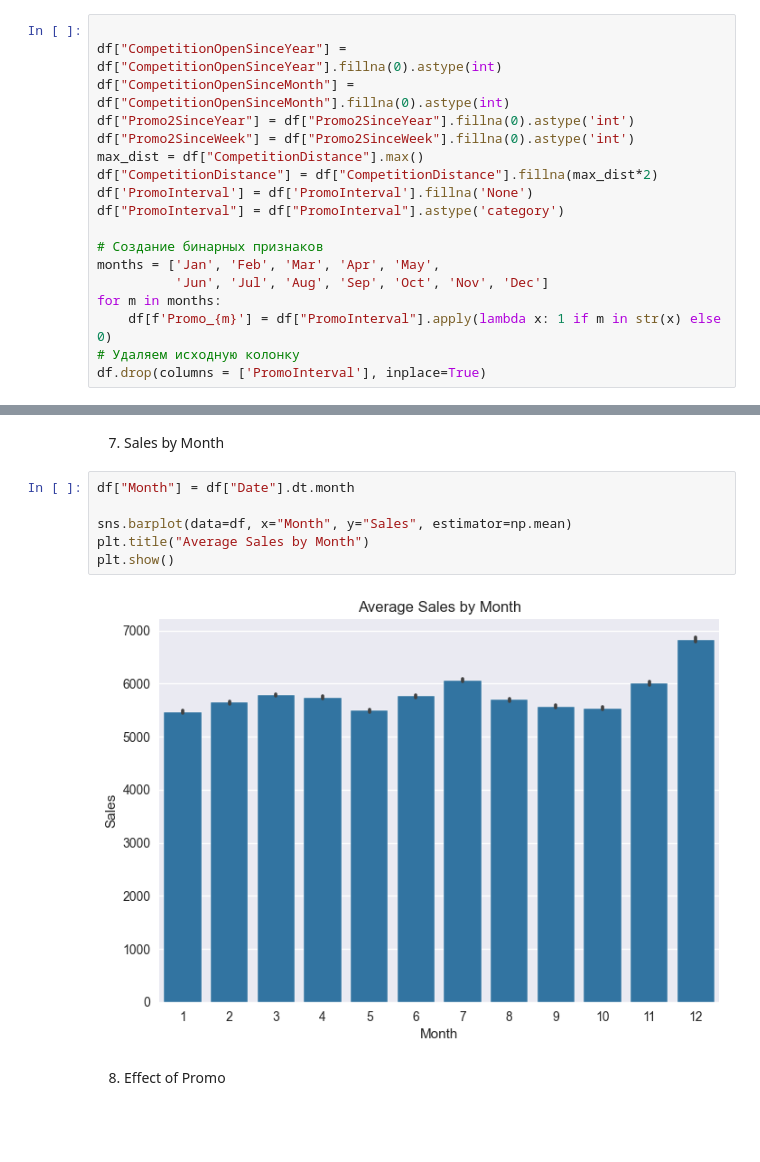
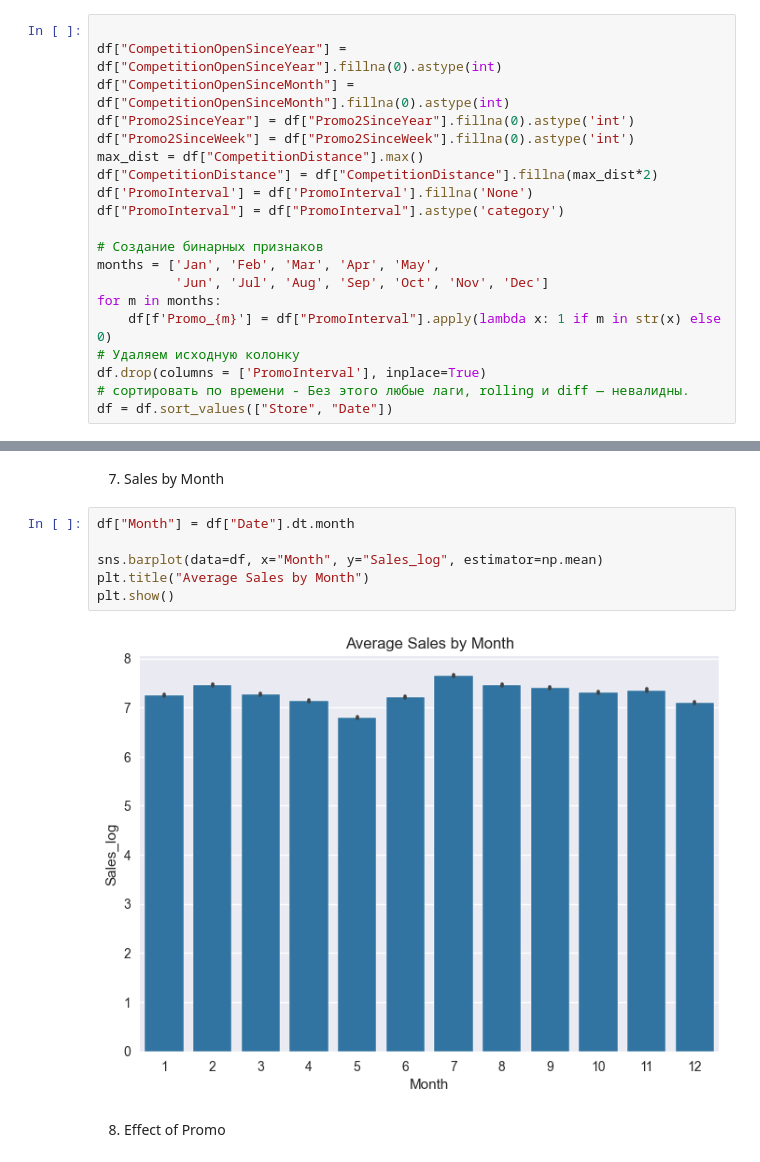
Before and after one commit to vburlay/Rossmann, a Jupyter notebook: notebooks/rossmann_eda.ipynb, the cells around one changed output, grey strips where cells are left out. Saved outputs shown, nothing was run; the diff lists cells and outputs as text; blank space fills up the shorter version.

```diff
--- a/notebooks/rossmann_eda.ipynb
+++ b/notebooks/rossmann_eda.ipynb
@@ -140,6 +254,8 @@ for m in months:
     df[f'Promo_{m}'] = df["PromoInterval"].apply(lambda x: 1 if m in str(x) else 0)
 # Удаляем исходную колонку
 df.drop(columns = ['PromoInterval'], inplace=True)
+# сортировать по времени - Без этого любые лаги, rolling и diff — невалидны.
+df = df.sort_values(["Store", "Date"])
 # %%
 plt.figure(figsize=(12,4))
 sns.heatmap(df.isnull(), cbar=False)
@@ -241,11 +360,11 @@ plt.show()
 # %%
 df["Month"] = df["Date"].dt.month
 
-sns.barplot(data=df, x="Month", y="Sales", estimator=np.mean)
+sns.barplot(data=df, x="Month", y="Sales_log", estimator=np.mean)
 plt.title("Average Sales by Month")
 plt.show()
 # %% [output]
-[figure, old version]
+[figure, new version]
 # %% [markdown]
 8. Effect of Promo
 # %%
```
Also changed, not shown: parts of 22 cells of this notebook.
